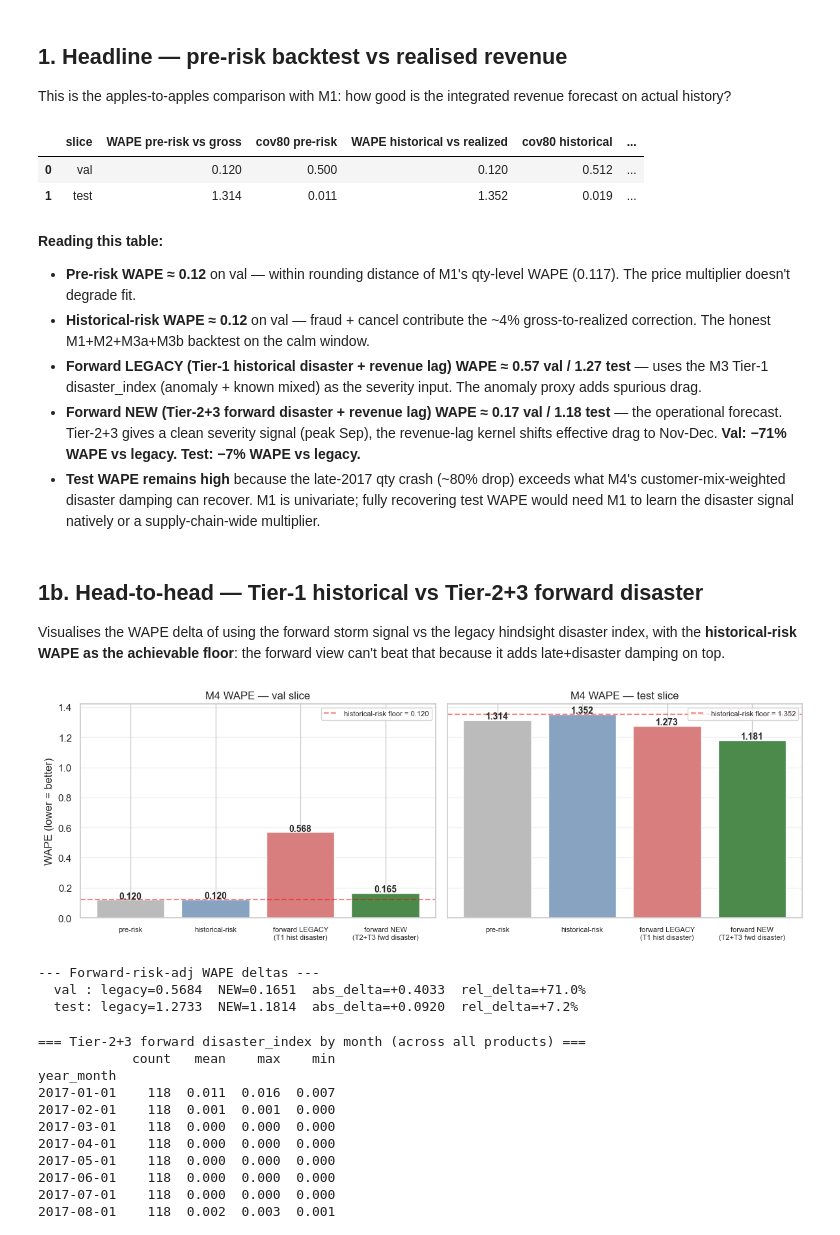
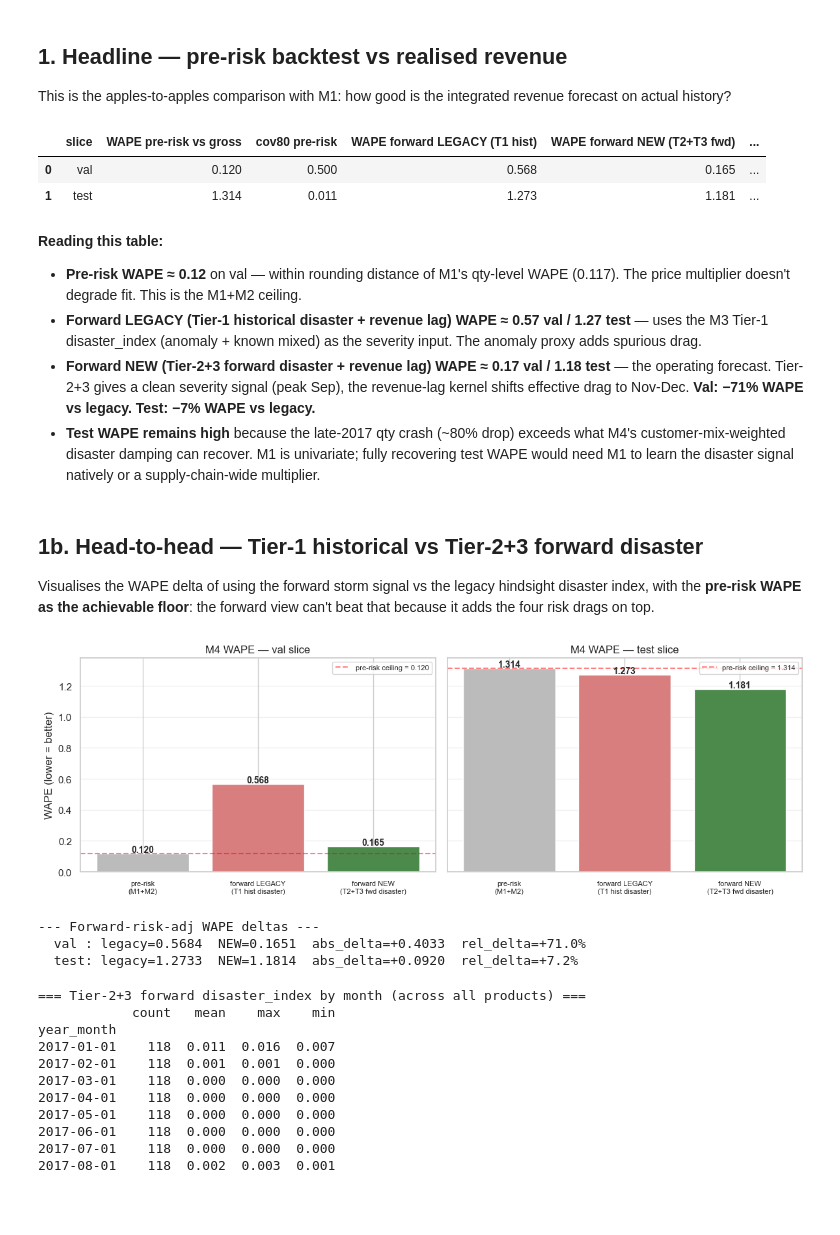
Before and after one commit to QuangThienLamData/DataCoSupplyChain-Projects, a Jupyter notebook: notebooks/m4_sales.ipynb, the cells around one changed output. Cells and saved outputs as stored; diff of their text form; code cells hidden in the pictures; blank space fills up the shorter version.

```diff
--- a/notebooks/m4_sales.ipynb
+++ b/notebooks/m4_sales.ipynb
@@ -128,10 +122,6 @@ for slc in ('val', 'test'):
         'cov80 pre-risk':               coverage(main_sub['gross_revenue'],
                                                  main_sub['sales_q10_pre_risk'],
                                                  main_sub['sales_q90_pre_risk']),
-        'WAPE historical vs realized':  wape(main_sub['revenue_realized'], main_sub['sales_q50_historical']),
-        'cov80 historical':             coverage(main_sub['revenue_realized'],
-                                                 main_sub['sales_q10_historical'],
-                                                 main_sub['sales_q90_historical']),
         'WAPE forward LEGACY (T1 hist)': wape(leg_sub['revenue_realized'],  leg_sub['sales_q50']),
         'WAPE forward NEW (T2+T3 fwd)':  wape(main_sub['revenue_realized'], main_sub['sales_q50']),
         'cov80 forward NEW':            coverage(main_sub['revenue_realized'],
@@ -143,55 +133,53 @@ for slc in ('val', 'test'):
     })
 pd.DataFrame(rows).round(3)
 # %% [output]
-|  | slice | WAPE pre-risk vs gross | cov80 pre-risk | WAPE historical vs realized | cov80 historical | ... |
-| 0 | val | 0.120 | 0.500 | 0.120 | 0.512 | ... |
-| 1 | test | 1.314 | 0.011 | 1.352 | 0.019 | ... |
+|  | slice | WAPE pre-risk vs gross | cov80 pre-risk | WAPE forward LEGACY (T1 hist) | WAPE forward NEW (T2+T3 fwd) | ... |
+| 0 | val | 0.120 | 0.500 | 0.568 | 0.165 | ... |
+| 1 | test | 1.314 | 0.011 | 1.273 | 1.181 | ... |
 # %% [markdown]
 **Reading this table:**
 
-- **Pre-risk WAPE ≈ 0.12** on val — within rounding distance of M1's qty-level WAPE (0.117). The price multiplier doesn't degrade fit.
-- **Historical-risk WAPE ≈ 0.12** on val — fraud + cancel contribute the ~4% gross-to-realized correction. The honest M1+M2+M3a+M3b backtest on the calm window.
+- **Pre-risk WAPE ≈ 0.12** on val — within rounding distance of M1's qty-level WAPE (0.117). The price multiplier doesn't degrade fit. This is the M1+M2 ceiling.
 - **Forward LEGACY (Tier-1 historical disaster + revenue lag) WAPE ≈ 0.57 val / 1.27 test** — uses the M3 Tier-1 disaster_index (anomaly + known mixed) as the severity input. The anomaly proxy adds spurious drag.
-- **Forward NEW (Tier-2+3 forward disaster + revenue lag) WAPE ≈ 0.17 val / 1.18 test** — the operational forecast. Tier-2+3 gives a clean severity signal (peak Sep), the revenue-lag kernel shifts effective drag to Nov-Dec. **Val: −71% WAPE vs legacy. Test: −7% WAPE vs legacy.**
+- **Forward NEW (Tier-2+3 forward disaster + revenue lag) WAPE ≈ 0.17 val / 1.18 test** — the operating forecast. Tier-2+3 gives a clean severity signal (peak Sep), the revenue-lag kernel shifts effective drag to Nov-Dec. **Val: −71% WAPE vs legacy. Test: −7% WAPE vs legacy.**
 - **Test WAPE remains high** because the late-2017 qty crash (~80% drop) exceeds what M4's customer-mix-weighted disaster damping can recover. M1 is univariate; fully recovering test WAPE would need M1 to learn the disaster signal natively or a supply-chain-wide multiplier.
 # %% [markdown]
 ## 1b. Head-to-head — Tier-1 historical vs Tier-2+3 forward disaster
 
-Visualises the WAPE delta of using the forward storm signal vs the legacy hindsight disaster index, with the **historical-risk WAPE as the achievable floor**: the forward view can't beat that because it adds late+disaster damping on top.
+Visualises the WAPE delta of using the forward storm signal vs the legacy hindsight disaster index, with the **pre-risk WAPE as the achievable floor**: the forward view can't beat that because it adds the four risk drags on top.
 # %%
 fig, axes = plt.subplots(1, 2, figsize=(12, 4.2), sharey=True)
 for ax, slc in zip(axes, ('val', 'test')):
     main_sub = BT[BT['slice'].eq(slc)]
     leg_sub  = BT_LEGACY[BT_LEGACY['slice'].eq(slc)]
     wape_pre   = wape(main_sub['gross_revenue'],    main_sub['sales_q50_pre_risk'])
-    wape_hist  = wape(main_sub['revenue_realized'], main_sub['sales_q50_historical'])
     wape_legac = wape(leg_sub['revenue_realized'],  leg_sub['sales_q50'])
     wape_new   = wape(main_sub['revenue_realized'], main_sub['sales_q50'])
-    labels = ['pre-risk', 'historical-risk', 'forward LEGACY\n(T1 hist disaster)', 'forward NEW\n(T2+T3 fwd disaster)']
-    values = [wape_pre, wape_hist, wape_legac, wape_new]
-    colors = ['#bbbbbb', '#88a3c1', '#d97e7e', '#4c8a4c']
+    labels = ['pre-risk\n(M1+M2)', 'forward LEGACY\n(T1 hist disaster)', 'forward NEW\n(T2+T3 fwd disaster)']
+    values = [wape_pre, wape_legac, wape_new]
+    colors = ['#bbbbbb', '#d97e7e', '#4c8a4c']
     bars = ax.bar(labels, values, color=colors)
     for bar, w in zip(bars, values):
         ax.text(bar.get_x() + bar.get_width()/2, bar.get_height() + 0.008,
                 f'{w:.3f}', ha='center', fontsize=10, fontweight='bold')
-    ax.axhline(wape_hist, color='red', linestyle='--', alpha=0.5,
-                label=f'historical-risk floor = {wape_hist:.3f}')
+    ax.axhline(wape_pre, color='red', linestyle='--', alpha=0.5,
+                label=f'pre-risk ceiling = {wape_pre:.3f}')
     ax.set_title(f'M4 WAPE — {slc} slice')
     ax.set_ylabel('WAPE (lower = better)' if slc == 'val' else '')
     ax.legend(loc='upper right', fontsize=8)
     ax.grid(alpha=0.3, axis='y')
     ax.tick_params(axis='x', labelsize=8)
 plt.tight_layout(); plt.show()
 
 print('\n--- Forward-risk-adj WAPE deltas ---')
 for slc in ('val', 'test'):
     main_sub = BT[BT['slice'].eq(slc)]
     leg_sub  = BT_LEGACY[BT_LEGACY['slice'].eq(slc)]
     wl = wape(leg_sub['revenue_realized'],  leg_sub['sales_q50'])
     wn = wape(main_sub['revenue_realized'], main_sub['sales_q50'])
     print(f'  {slc:4s}: legacy={wl:.4f}  NEW={wn:.4f}  abs_delta={wl-wn:+.4f}  rel_delta={(wl-wn)/wl:+.1%}')
 # %% [output]
-[figure, old version]
+[figure, new version]
 --- Forward-risk-adj WAPE deltas ---
   val : legacy=0.5684  NEW=0.1651  abs_delta=+0.4033  rel_delta=+71.0%
   test: legacy=1.2733  NEW=1.1814  abs_delta=+0.0920  rel_delta=+7.2%
```
Also changed, not shown: parts of 3 cells of this notebook, 21 other files.
